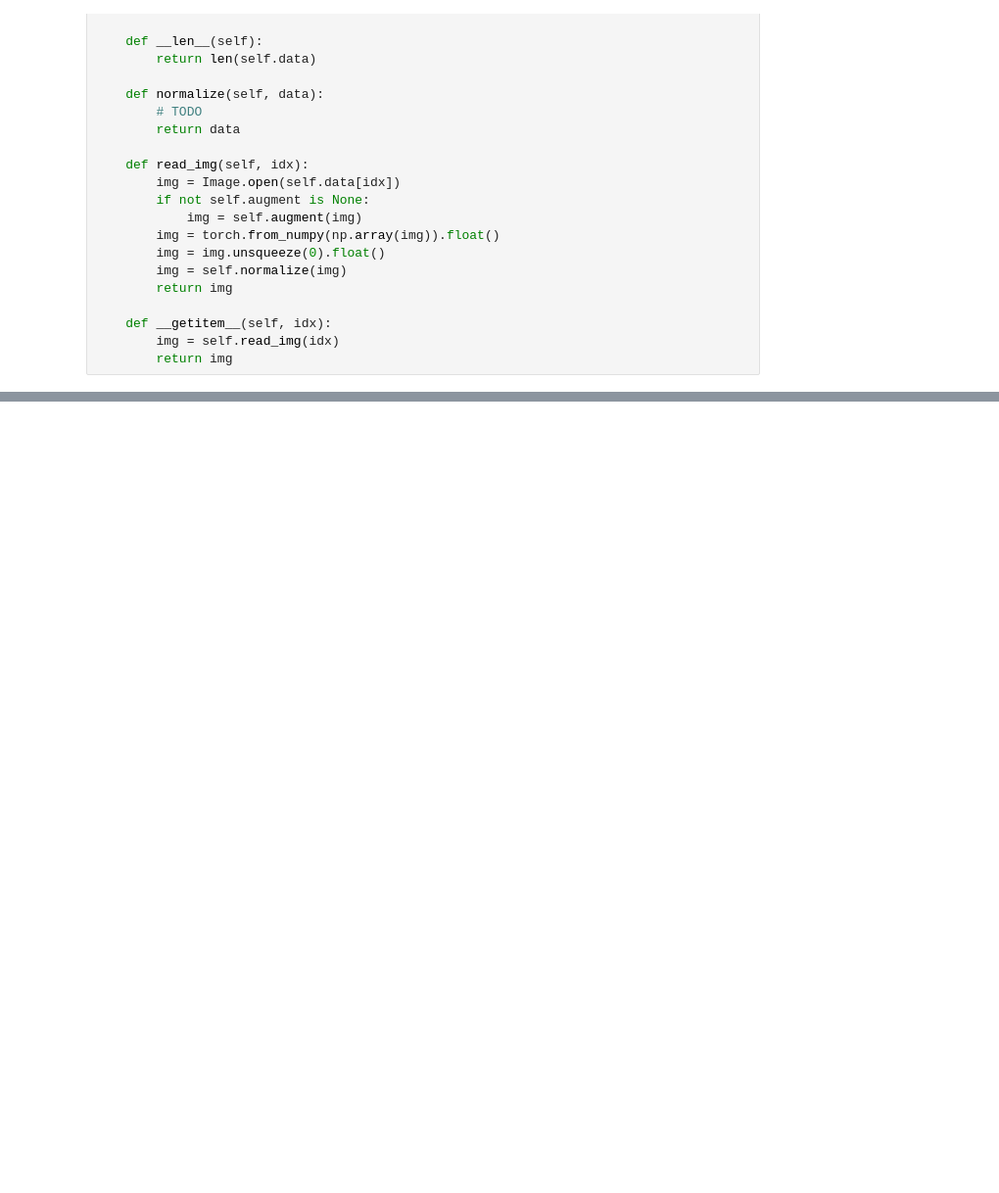
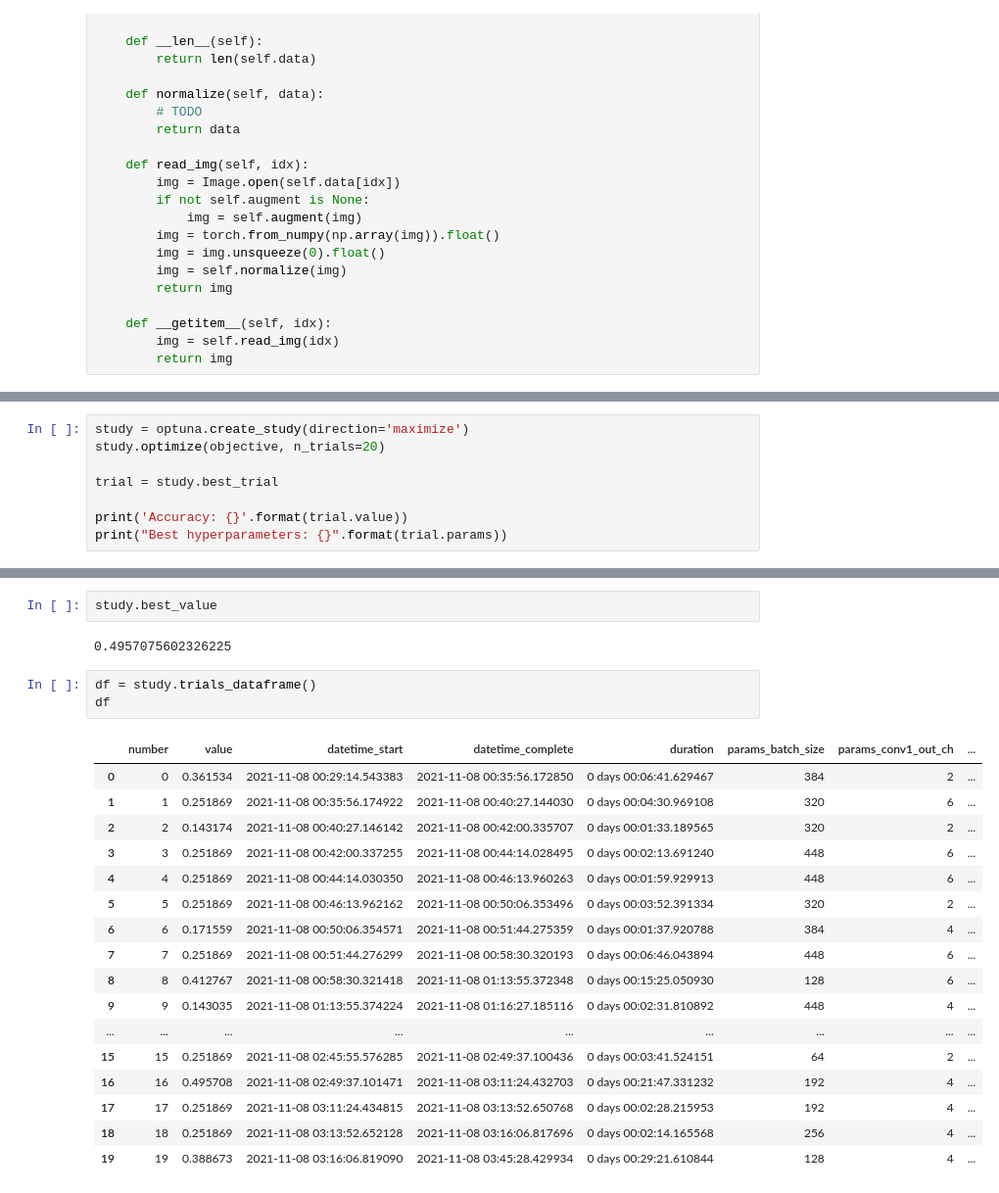
Before and after one commit to shengyenlin/Machine-Learning-EEML-2021-Fall, a Jupyter notebook: HW3/HW3_kept.ipynb, the cells around one changed output, grey strips where cells are left out. Shown at 98% size. Saved outputs shown, nothing was run; the diff lists cells and outputs as text; blank space fills up the shorter version.

```diff
--- a/HW3/HW3_kept.ipynb
+++ b/HW3/HW3_kept.ipynb
@@ -53,0 +131,8 @@ class TestingDataset(Dataset):
+# %%
+study = optuna.create_study(direction='maximize')
+study.optimize(objective, n_trials=20)
+
+trial = study.best_trial
+
+print('Accuracy: {}'.format(trial.value))
+print("Best hyperparameters: {}".format(trial.params))
@@ -53,0 +255,25 @@ class TestingDataset(Dataset):
+# %%
+study.best_value
+# %% [output]
+0.4957075602326225
+# %%
+df = study.trials_dataframe()
+df
+# %% [output]
+|  | number | value | datetime_start | datetime_complete | duration | params_batch_size | params_conv1_out_ch | ... |
+| 0 | 0 | 0.361534 | 2021-11-08 00:29:14.543383 | 2021-11-08 00:35:56.172850 | 0 days 00:06:41.629467 | 384 | 2 | ... |
+| 1 | 1 | 0.251869 | 2021-11-08 00:35:56.174922 | 2021-11-08 00:40:27.144030 | 0 days 00:04:30.969108 | 320 | 6 | ... |
+| 2 | 2 | 0.143174 | 2021-11-08 00:40:27.146142 | 2021-11-08 00:42:00.335707 | 0 days 00:01:33.189565 | 320 | 2 | ... |
+| 3 | 3 | 0.251869 | 2021-11-08 00:42:00.337255 | 2021-11-08 00:44:14.028495 | 0 days 00:02:13.691240 | 448 | 6 | ... |
+| 4 | 4 | 0.251869 | 2021-11-08 00:44:14.030350 | 2021-11-08 00:46:13.960263 | 0 days 00:01:59.929913 | 448 | 6 | ... |
+| 5 | 5 | 0.251869 | 2021-11-08 00:46:13.962162 | 2021-11-08 00:50:06.353496 | 0 days 00:03:52.391334 | 320 | 2 | ... |
+| 6 | 6 | 0.171559 | 2021-11-08 00:50:06.354571 | 2021-11-08 00:51:44.275359 | 0 days 00:01:37.920788 | 384 | 4 | ... |
+| 7 | 7 | 0.251869 | 2021-11-08 00:51:44.276299 | 2021-11-08 00:58:30.320193 | 0 days 00:06:46.043894 | 448 | 6 | ... |
+| 8 | 8 | 0.412767 | 2021-11-08 00:58:30.321418 | 2021-11-08 01:13:55.372348 | 0 days 00:15:25.050930 | 128 | 6 | ... |
+| 9 | 9 | 0.143035 | 2021-11-08 01:13:55.374224 | 2021-11-08 01:16:27.185116 | 0 days 00:02:31.810892 | 448 | 4 | ... |
+| ... | ... | ... | ... | ... | ... | ... | ... | ... |
+| 15 | 15 | 0.251869 | 2021-11-08 02:45:55.576285 | 2021-11-08 02:49:37.100436 | 0 days 00:03:41.524151 | 64 | 2 | ... |
+| 16 | 16 | 0.495708 | 2021-11-08 02:49:37.101471 | 2021-11-08 03:11:24.432703 | 0 days 00:21:47.331232 | 192 | 4 | ... |
+| 17 | 17 | 0.251869 | 2021-11-08 03:11:24.434815 | 2021-11-08 03:13:52.650768 | 0 days 00:02:28.215953 | 192 | 4 | ... |
+| 18 | 18 | 0.251869 | 2021-11-08 03:13:52.652128 | 2021-11-08 03:16:06.817696 | 0 days 00:02:14.165568 | 256 | 4 | ... |
+| 19 | 19 | 0.388673 | 2021-11-08 03:16:06.819090 | 2021-11-08 03:45:28.429934 | 0 days 00:29:21.610844 | 128 | 4 | ... |
```
Also changed, not shown: parts of 27 cells of this notebook, 1 other file.
